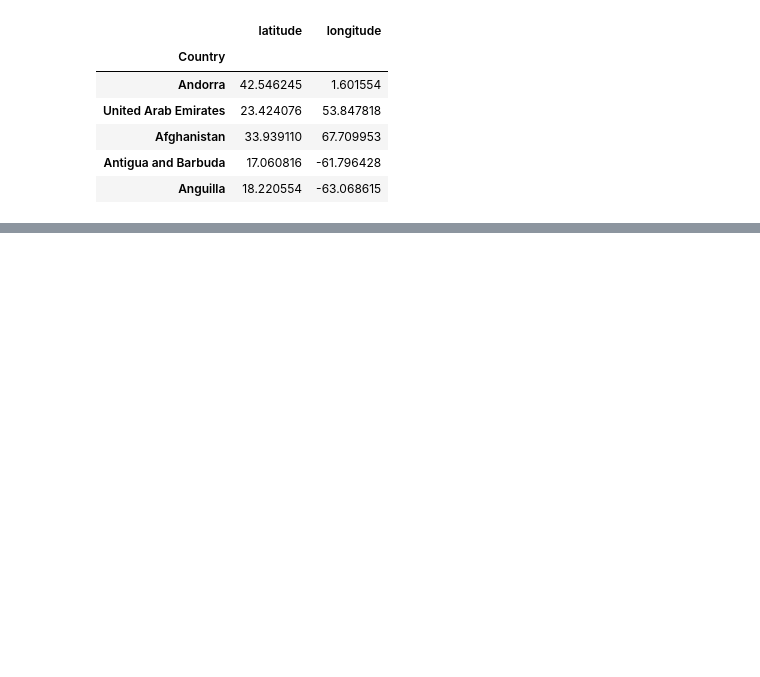
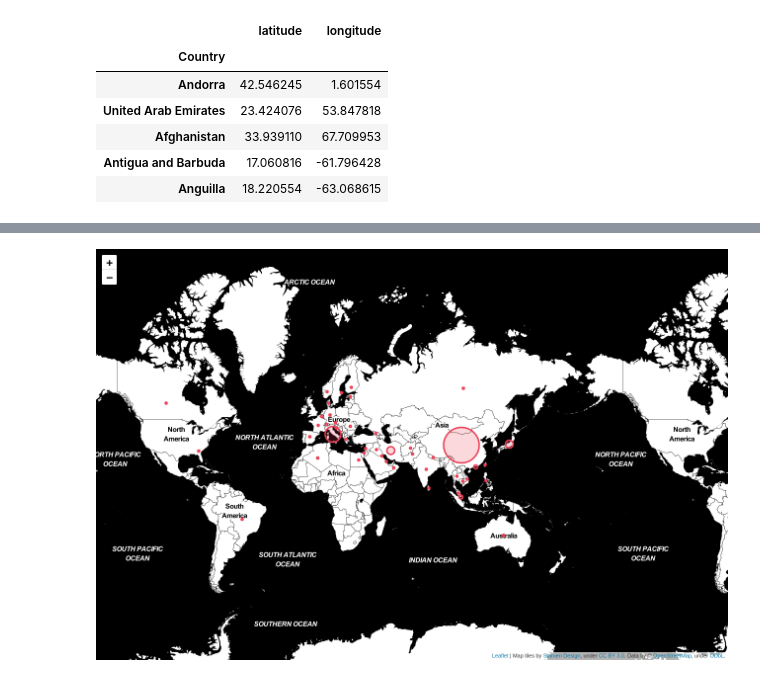
Before and after one commit to Umernasirr/CoronavirusRealtimeVis, a Jupyter notebook: scraper.ipynb, the cells around one changed output, grey strips where cells are left out. Drawn from its saved outputs; the diff is of its cells as text; code cells hidden in the pictures; blank space fills up the shorter version.

Commit message:
'Added images, github not rendering folium maps'

```diff
--- a/scraper.ipynb
+++ b/scraper.ipynb
@@ -233,0 +255,6 @@ HTML(map._repr_html_())
+# %%
+# Total Cases in the world
+from IPython.display import Image
+Image("./totalCases.png")
+# %% [output]
+[figure, added]
```
Also changed, not shown: parts of 6 cells of this notebook, 6 other files.
